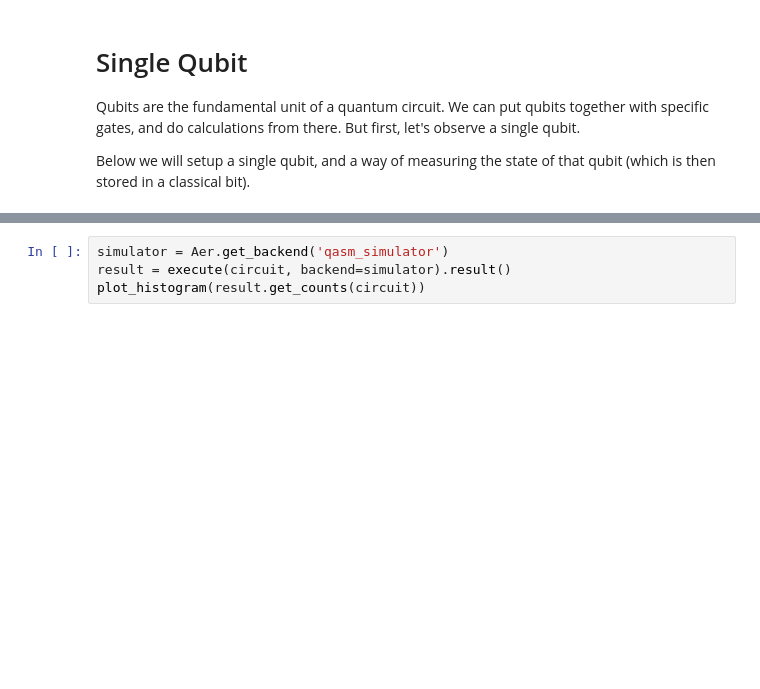
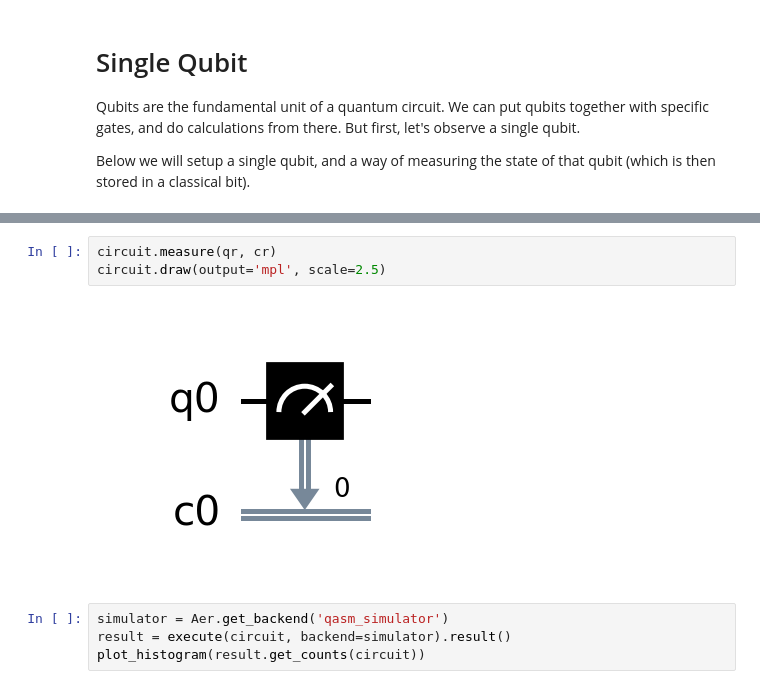
Before and after one commit to joey-kilgore/quantum-playground, a Jupyter notebook: single-qubit.ipynb, the cells around one changed output, grey strips where cells are left out. Cells and saved outputs as stored; diff of their text form; blank space fills up the shorter version.

```diff
--- a/single-qubit.ipynb
+++ b/single-qubit.ipynb
@@ -25,3 +24,8 @@ circuit.draw(output='mpl')
+# %%
+circuit.measure(qr, cr)
+circuit.draw(output='mpl', scale=2.5)
+# %% [output]
+[figure, added]
 # %%
 simulator = Aer.get_backend('qasm_simulator')
 result = execute(circuit, backend=simulator).result()
```
Also changed, not shown: parts of 6 cells of this notebook.
